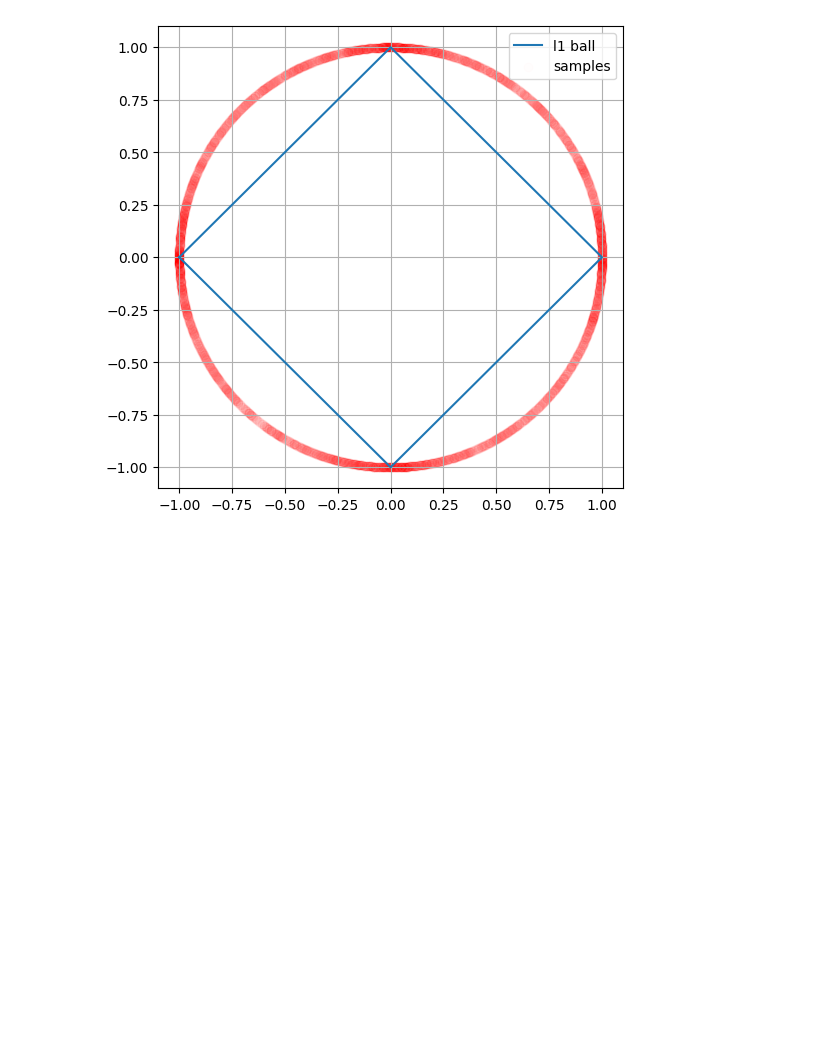
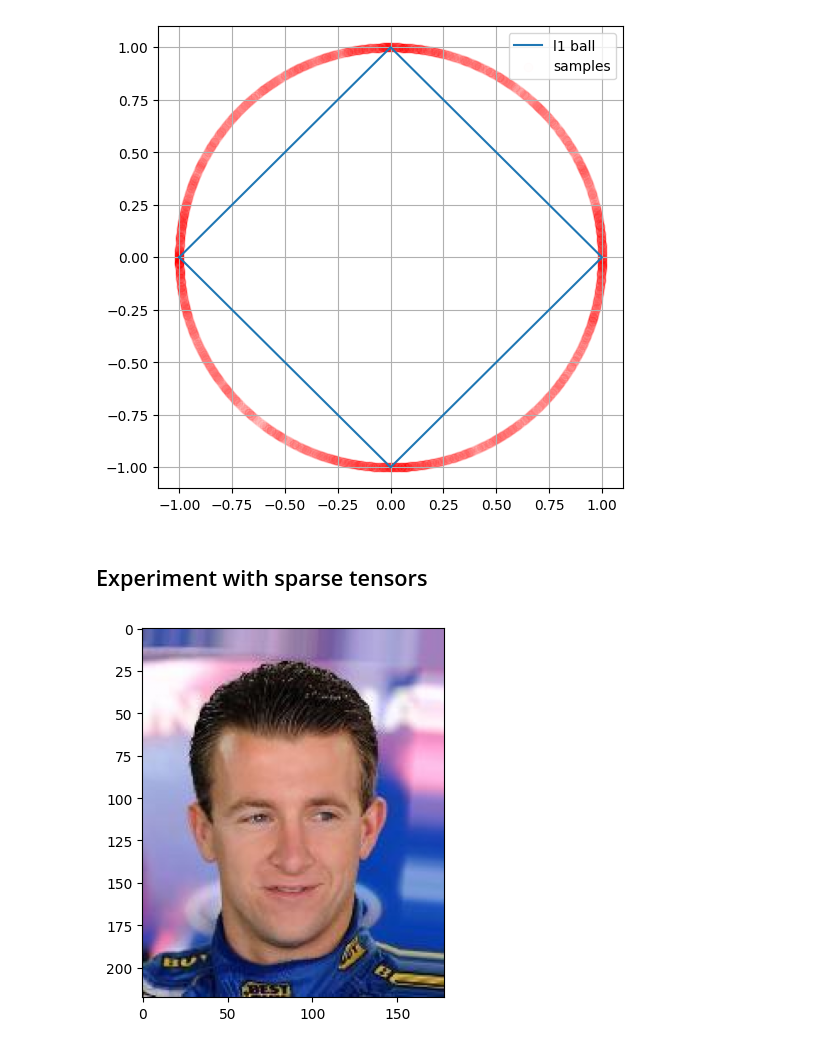
Before and after one commit to f-krause/uio-ADL-project-3, a Jupyter notebook: experiments.ipynb, the cells around one changed output. Saved outputs shown, nothing was run; the diff lists cells and outputs as text; code cells hidden in the pictures; blank space fills up the shorter version.

```diff
--- a/experiments.ipynb
+++ b/experiments.ipynb
@@ -195,3 +182,5 @@ plt.legend()
 plt.show()
 # %% [output]
 [figure]
+# %% [markdown]
+## Experiment with sparse tensors
@@ -197,0 +192,13 @@ plt.show()
+# %%
+# Load the PNG image using Pillow
+#image_path = "assets/cifar_sample.jpg"
+image_path = "assets/celeba_sample.jpg"
+
+img = Image.open(image_path)
+img = np.array(img)
+img = img / 255.0
+# %%
+plt.imshow(img)
+plt.show()
+# %% [output]
+[figure, added]
```
Also changed, not shown: parts of 22 cells of this notebook.
